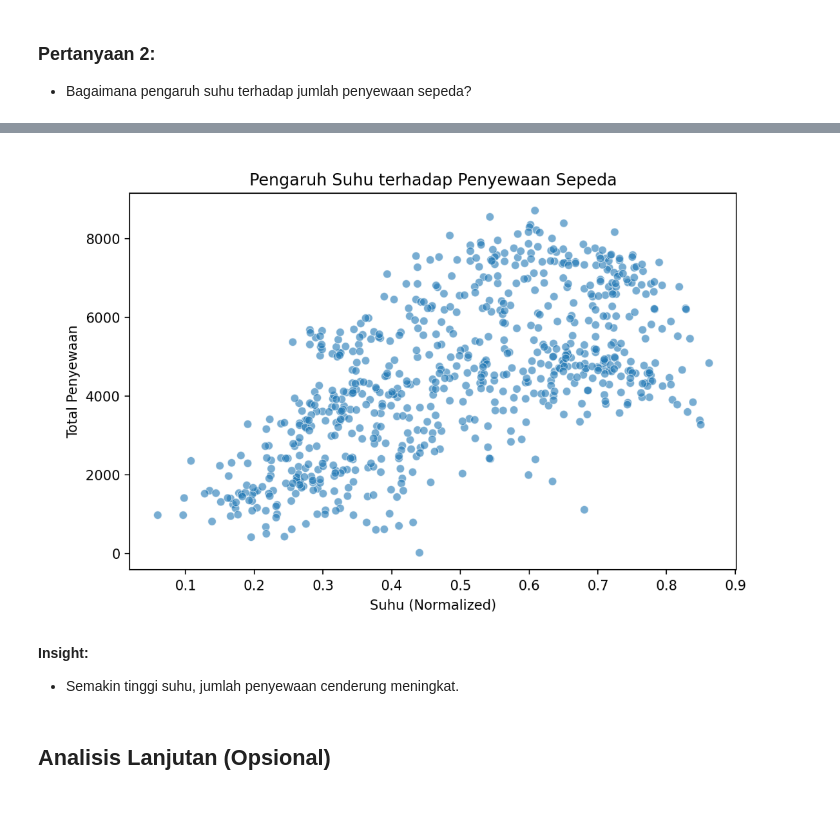
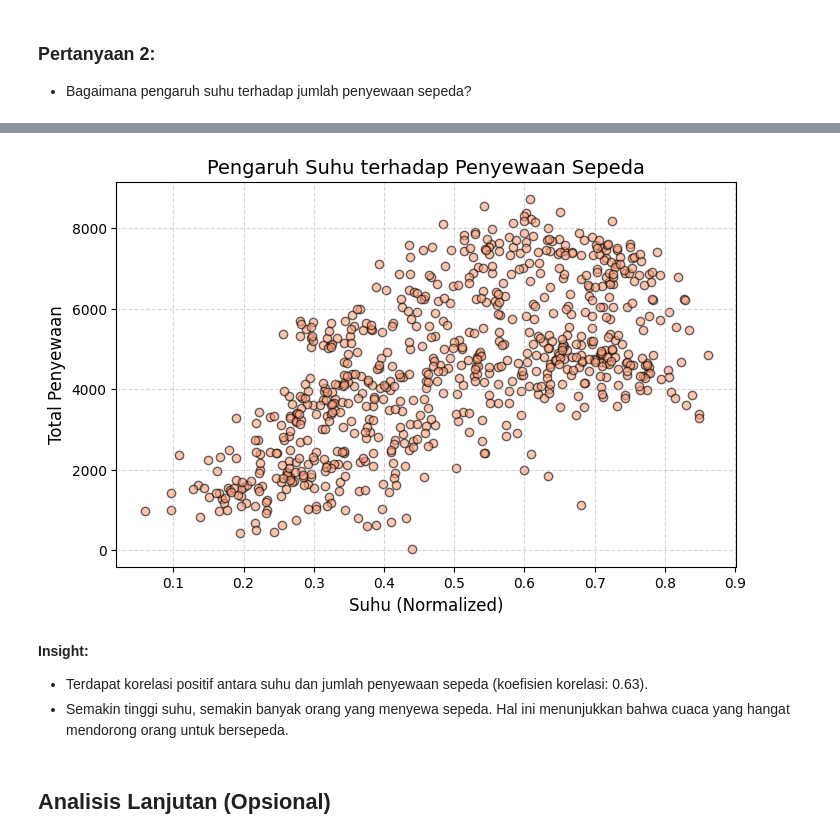
Before and after one commit to MuhammadRizki1303/Bike_Sharing_Dataset_Data_Analysis, a Jupyter notebook: Proyek_Analisis_Data.ipynb, the cells around one changed output, grey strips where cells are left out. Saved outputs shown, nothing was run; the diff lists cells and outputs as text; code cells hidden in the pictures; blank space fills up the shorter version.

```diff
--- a/Proyek_Analisis_Data.ipynb
+++ b/Proyek_Analisis_Data.ipynb
@@ -93,12 +78,0 @@ None
-# %%
-rename_dict = {
-    'yr': 'year',
-    'mnth': 'month',
-    'weekday': 'day_of_week',
-    'weathersit': 'weather_situation',
-    'windspeed': 'wind_speed',
-    'cnt': 'total_rentals',
-    'hum': 'humidity'
-}
-day_df.rename(columns=rename_dict, inplace=True)
-hour_df.rename(columns={**rename_dict, 'hr': 'hour'}, inplace=True)
@@ -164,8 +397,26 @@ DeltaGenerator()
-# %% [markdown]
-![image.png](attachment:image.png)
-# %% [markdown]
-**Insight:**
-- Semakin tinggi suhu, jumlah penyewaan cenderung meningkat.
+# %%
+# Membuat Figure
+plt.figure(figsize=(8, 5))
+
+# Scatter plot hubungan suhu dan total penyewaan
+plt.scatter(day_df["temp"], day_df["total_rentals"], alpha=0.6, color="#FFA07A", edgecolors="black")
+
+# Menambahkan label dan judul
+plt.xlabel("Suhu (Normalized)", fontsize=12)
+plt.ylabel("Total Penyewaan", fontsize=12)
+plt.title("Pengaruh Suhu terhadap Penyewaan Sepeda", fontsize=14)
+
+# Menampilkan grid
+plt.grid(True, linestyle="--", alpha=0.5)
+
+# Menampilkan plot
+plt.show()
+# %% [output]
+[figure, added]
+# %% [markdown]
+**Insight:**
+- Terdapat korelasi positif antara suhu dan jumlah penyewaan sepeda (koefisien korelasi: 0.63).
+- Semakin tinggi suhu, semakin banyak orang yang menyewa sepeda. Hal ini menunjukkan bahwa cuaca yang hangat mendorong orang untuk bersepeda.
 # %% [markdown]
 ## Analisis Lanjutan (Opsional)
 # %% [markdown]
```
Also changed, not shown: parts of 52 cells of this notebook, 1 other file.
